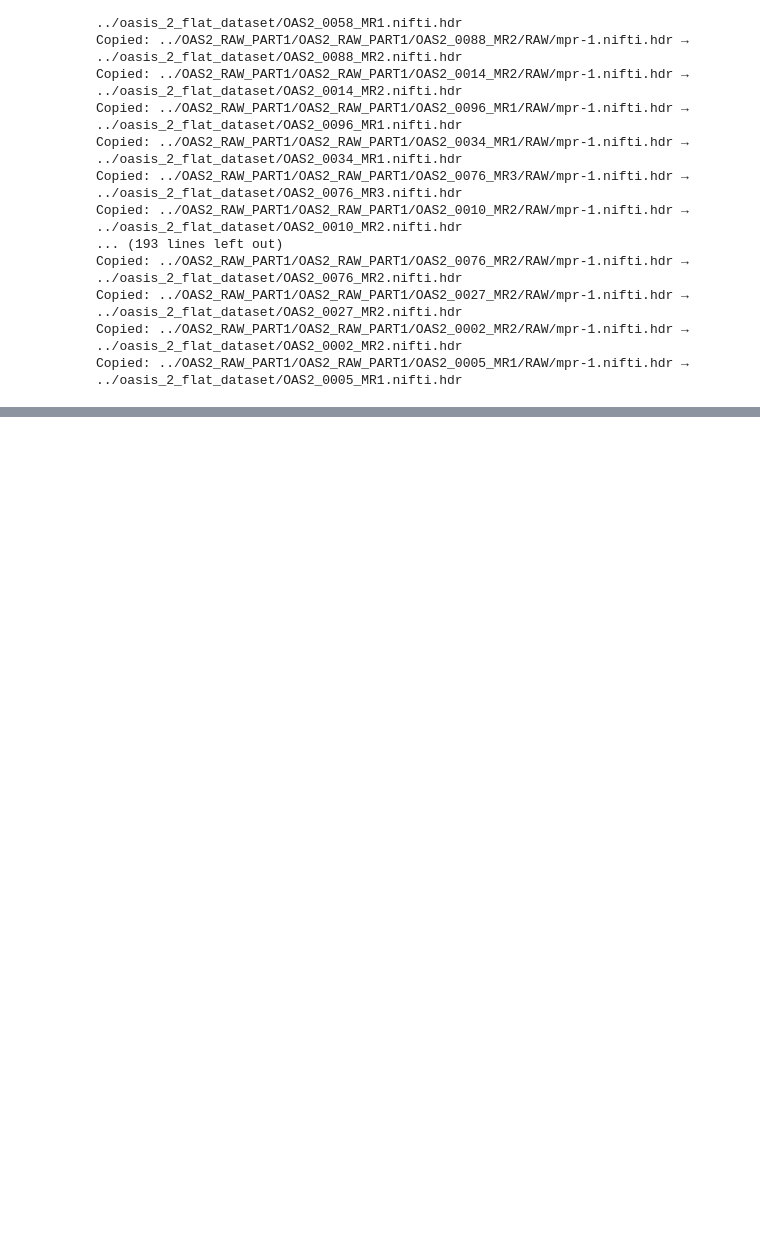
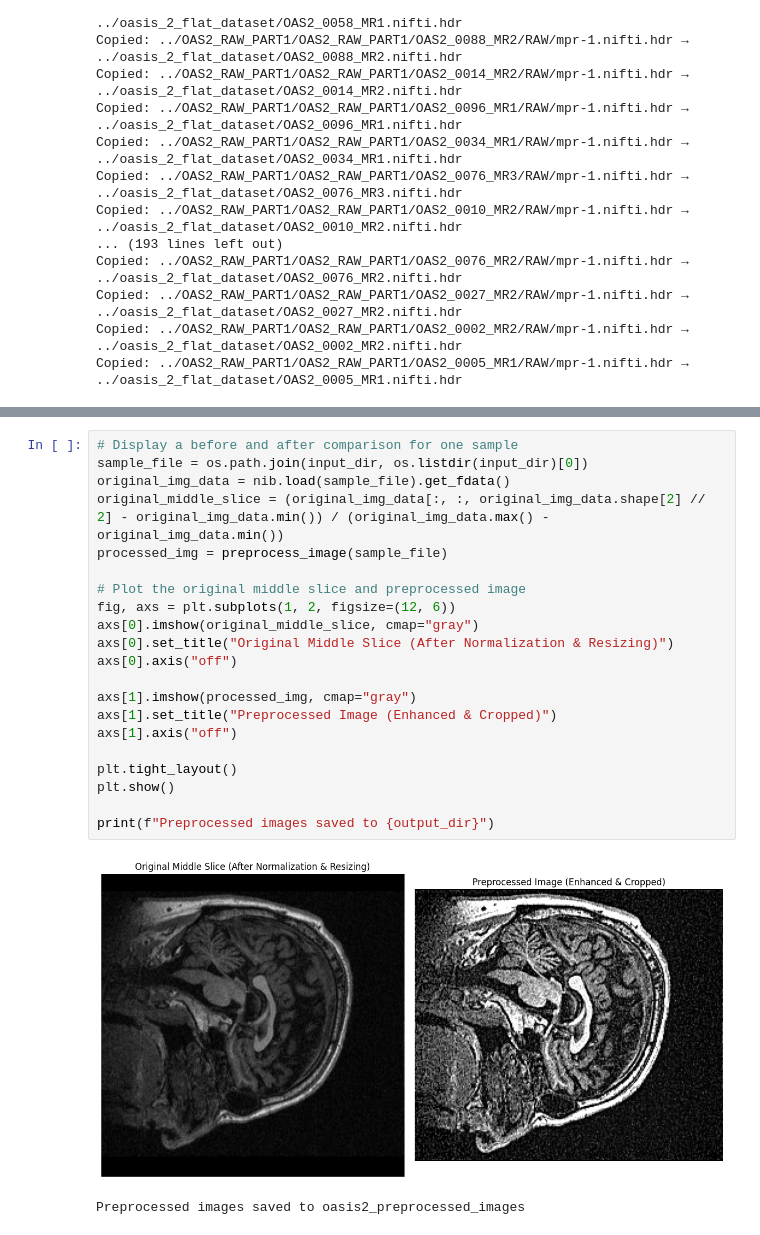
Before and after one commit to sujayrittikar/multimodal_alzheimers_detection, a Jupyter notebook: create_dataset-oasis2.ipynb, the cells around one changed output, grey strips where cells are left out. Cells and saved outputs as stored; diff of their text form; blank space fills up the shorter version.

Commit message:
Updated create dataset for oasis-2

```diff
--- a/create_dataset-oasis2.ipynb
+++ b/create_dataset-oasis2.ipynb
@@ -56,0 +143,24 @@ Copied: ../OAS2_RAW_PART1/OAS2_RAW_PART1/OAS2_0005_MR1/RAW/mpr-1.nifti.hdr → .
+# %%
+# Display a before and after comparison for one sample
+sample_file = os.path.join(input_dir, os.listdir(input_dir)[0])
+original_img_data = nib.load(sample_file).get_fdata()
+original_middle_slice = (original_img_data[:, :, original_img_data.shape[2] // 2] - original_img_data.min()) / (original_img_data.max() - original_img_data.min())
+processed_img = preprocess_image(sample_file)
+
+# Plot the original middle slice and preprocessed image
+fig, axs = plt.subplots(1, 2, figsize=(12, 6))
+axs[0].imshow(original_middle_slice, cmap="gray")
+axs[0].set_title("Original Middle Slice (After Normalization & Resizing)")
+axs[0].axis("off")
+
+axs[1].imshow(processed_img, cmap="gray")
+axs[1].set_title("Preprocessed Image (Enhanced & Cropped)")
+axs[1].axis("off")
+
+plt.tight_layout()
+plt.show()
+
+print(f"Preprocessed images saved to {output_dir}")
+# %% [output]
+[figure, added]
+Preprocessed images saved to oasis2_preprocessed_images
```
Also changed, not shown: parts of 3 cells of this notebook.
